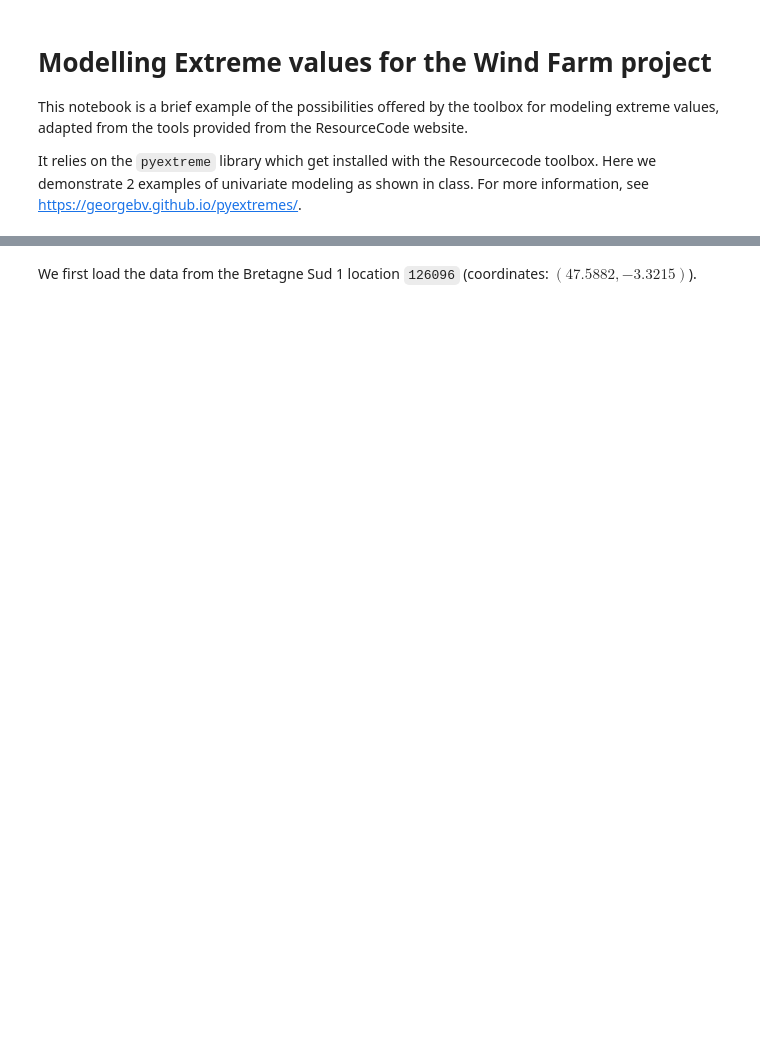
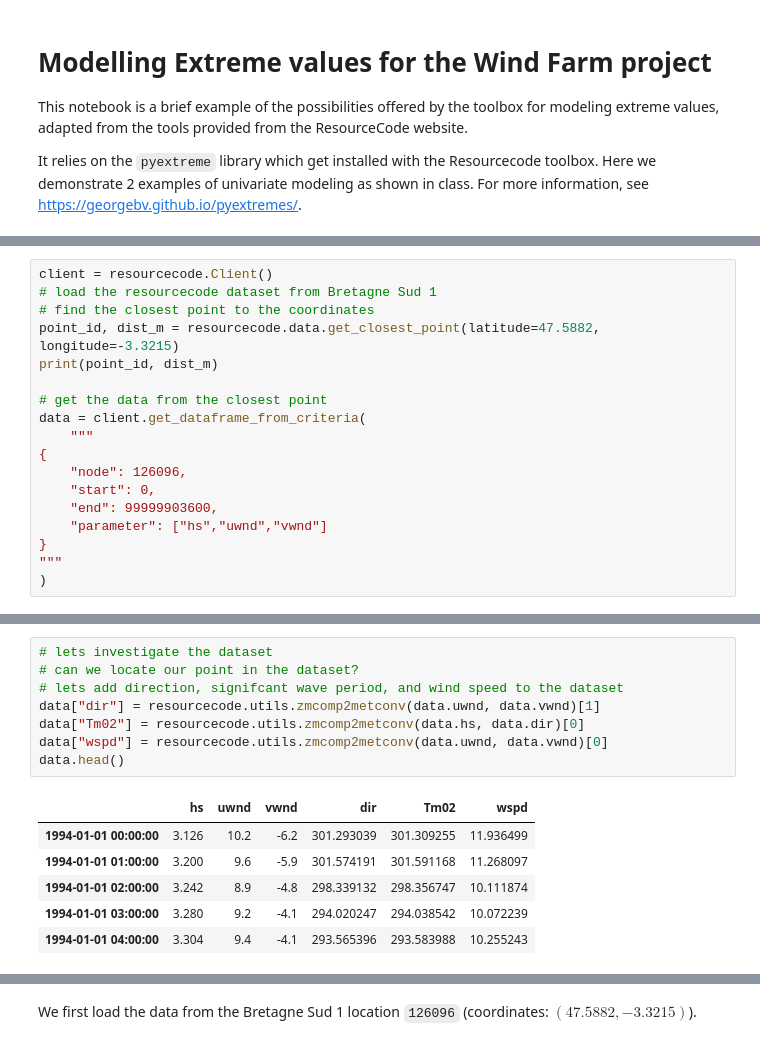
Before and after one commit to Lucaschikashy/sea-states_project_bretagne, a Jupyter notebook: index_project_EVA_1.ipynb, the cells around one changed output, grey strips where cells are left out. Saved outputs shown, nothing was run; the diff lists cells and outputs as text; blank space fills up the shorter version.

```diff
--- a/index_project_EVA_1.ipynb
+++ b/index_project_EVA_1.ipynb
@@ -6,0 +46,18 @@ It relies on the `pyextreme` library which get installed with the Resourcecode t
+# %%
+client = resourcecode.Client()
+# load the resourcecode dataset from Bretagne Sud 1
+# find the closest point to the coordinates
+point_id, dist_m = resourcecode.data.get_closest_point(latitude=47.5882, longitude=-3.3215)
+print(point_id, dist_m)
+
+# get the data from the closest point
+data = client.get_dataframe_from_criteria(
+    """
+{
+    "node": 126096,
+    "start": 0,
+    "end": 99999903600,
+    "parameter": ["hs","uwnd","vwnd"]
+}
+"""
+)
@@ -6,0 +79,15 @@ It relies on the `pyextreme` library which get installed with the Resourcecode t
+# %%
+# lets investigate the dataset
+# can we locate our point in the dataset?
+# lets add direction, signifcant wave period, and wind speed to the dataset
+data["dir"] = resourcecode.utils.zmcomp2metconv(data.uwnd, data.vwnd)[1]
+data["Tm02"] = resourcecode.utils.zmcomp2metconv(data.hs, data.dir)[0]
+data["wspd"] = resourcecode.utils.zmcomp2metconv(data.uwnd, data.vwnd)[0]
+data.head()
+# %% [output]
+|  | hs | uwnd | vwnd | dir | Tm02 | wspd |
+| 1994-01-01 00:00:00 | 3.126 | 10.2 | -6.2 | 301.293039 | 301.309255 | 11.936499 |
+| 1994-01-01 01:00:00 | 3.200 | 9.6 | -5.9 | 301.574191 | 301.591168 | 11.268097 |
+| 1994-01-01 02:00:00 | 3.242 | 8.9 | -4.8 | 298.339132 | 298.356747 | 10.111874 |
+| 1994-01-01 03:00:00 | 3.280 | 9.2 | -4.1 | 294.020247 | 294.038542 | 10.072239 |
+| 1994-01-01 04:00:00 | 3.304 | 9.4 | -4.1 | 293.565396 | 293.583988 | 10.255243 |
```
Also changed, not shown: parts of 40 cells of this notebook, 4 other files.
